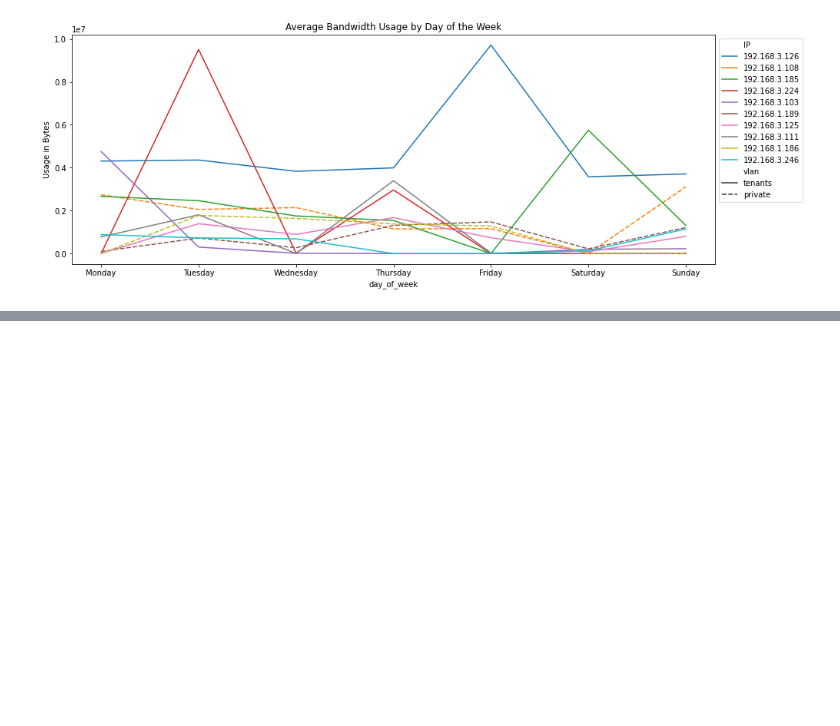
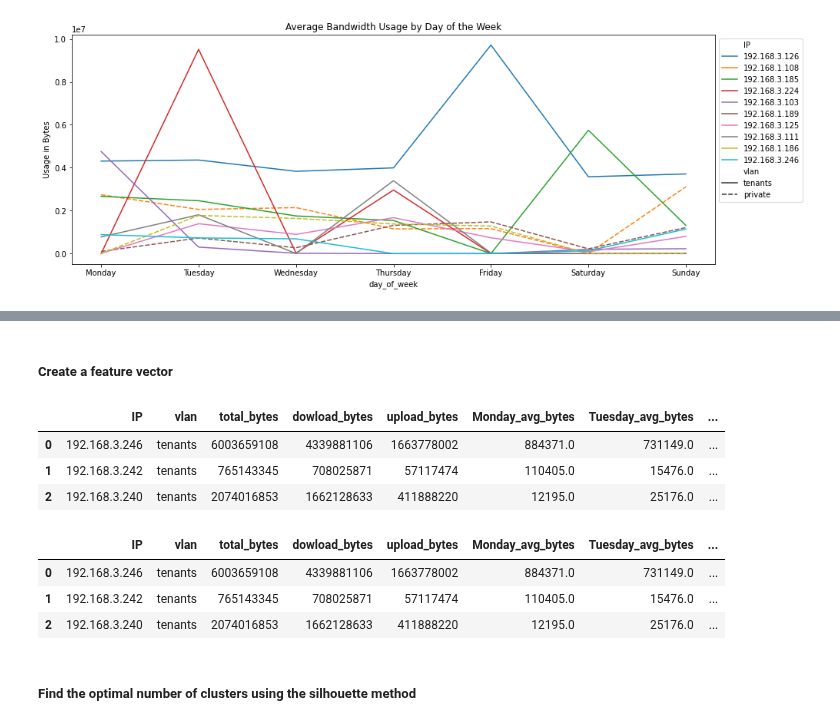
Before and after one commit to JohnnyFoulds/dsm010-2021-oct, a Jupyter notebook: coursework_02/cw02.ipynb, the cells around one changed output, grey strips where cells are left out. Cells and saved outputs as stored; diff of their text form; code cells hidden in the pictures; blank space fills up the shorter version.

```diff
--- a/coursework_02/cw02.ipynb
+++ b/coursework_02/cw02.ipynb
@@ -936,0 +980,39 @@ plt.show()
+# %% [markdown]
+##### Create a feature vector
+# %%
+# Create a feature vector
+assemble = VectorAssembler(
+    inputCols=[
+        'total_bytes',
+        'dowload_bytes',
+        'upload_bytes',
+        'Monday_avg_bytes',
+        'Tuesday_avg_bytes',
+        'Wednesday_avg_bytes',
+        'Thursday_avg_bytes',
+        'Friday_avg_bytes',
+        'Saturday_avg_bytes',
+        'Sunday_avg_bytes'
+    ],
+    outputCol='features')
+
+assembled_data = assemble.transform(df_clustering)
+assembled_data.limit(3).toPandas()
+# %% [output]
+|  | IP | vlan | total_bytes | dowload_bytes | upload_bytes | Monday_avg_bytes | Tuesday_avg_bytes | ... |
+| 0 | 192.168.3.246 | tenants | 6003659108 | 4339881106 | 1663778002 | 884371.0 | 731149.0 | ... |
+| 1 | 192.168.3.242 | tenants | 765143345 | 708025871 | 57117474 | 110405.0 | 15476.0 | ... |
+| 2 | 192.168.3.240 | tenants | 2074016853 | 1662128633 | 411888220 | 12195.0 | 25176.0 | ... |
+# %%
+# scale the features
+scale = StandardScaler(inputCol='features',outputCol='standardized')
+data_scale = scale.fit(assembled_data)
+data_scale_output = data_scale.transform(assembled_data)
+data_scale_output.limit(3).toPandas()
+# %% [output]
+|  | IP | vlan | total_bytes | dowload_bytes | upload_bytes | Monday_avg_bytes | Tuesday_avg_bytes | ... |
+| 0 | 192.168.3.246 | tenants | 6003659108 | 4339881106 | 1663778002 | 884371.0 | 731149.0 | ... |
+| 1 | 192.168.3.242 | tenants | 765143345 | 708025871 | 57117474 | 110405.0 | 15476.0 | ... |
+| 2 | 192.168.3.240 | tenants | 2074016853 | 1662128633 | 411888220 | 12195.0 | 25176.0 | ... |
+# %% [markdown]
+##### Find the optimal number of clusters using the silhouette method
```
Also changed, not shown: parts of 14 cells of this notebook.
